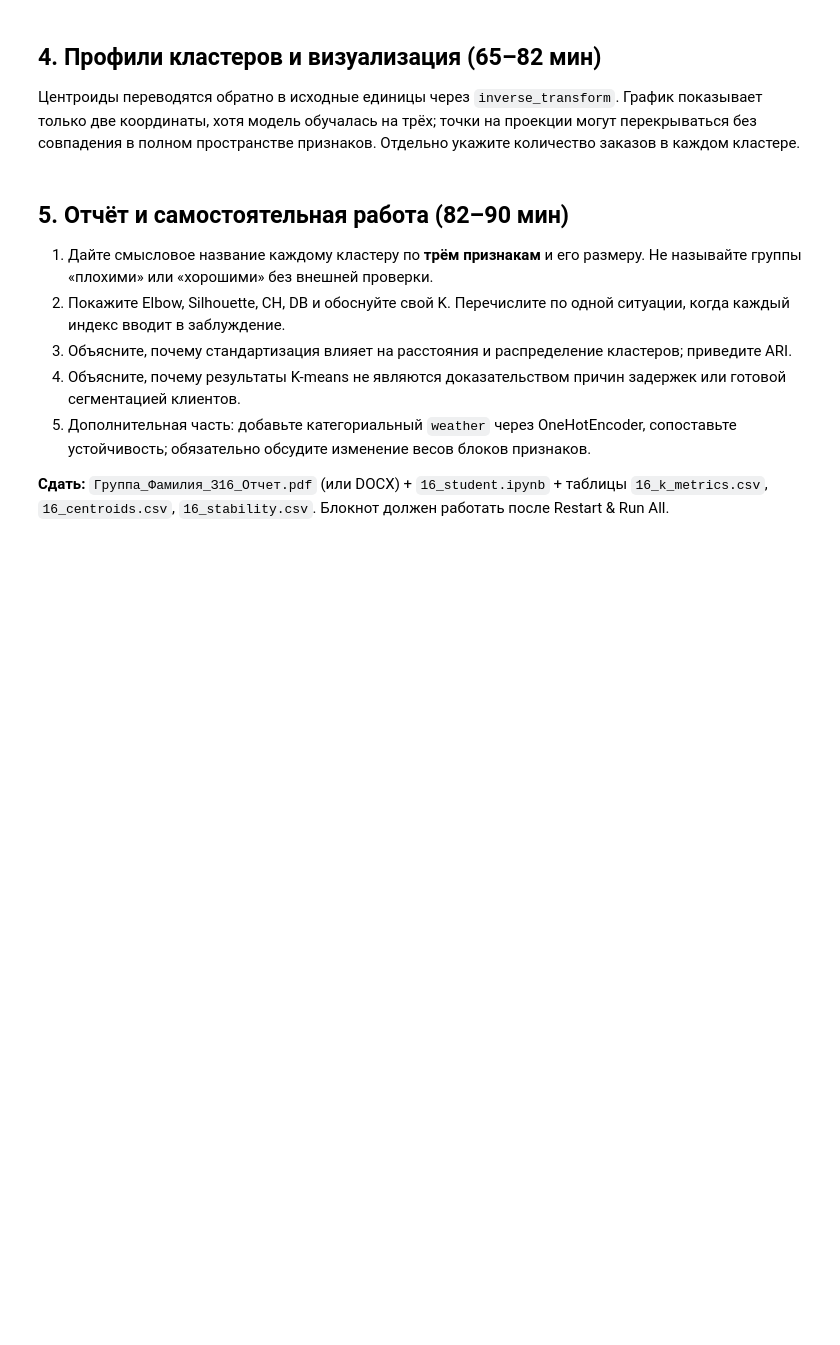
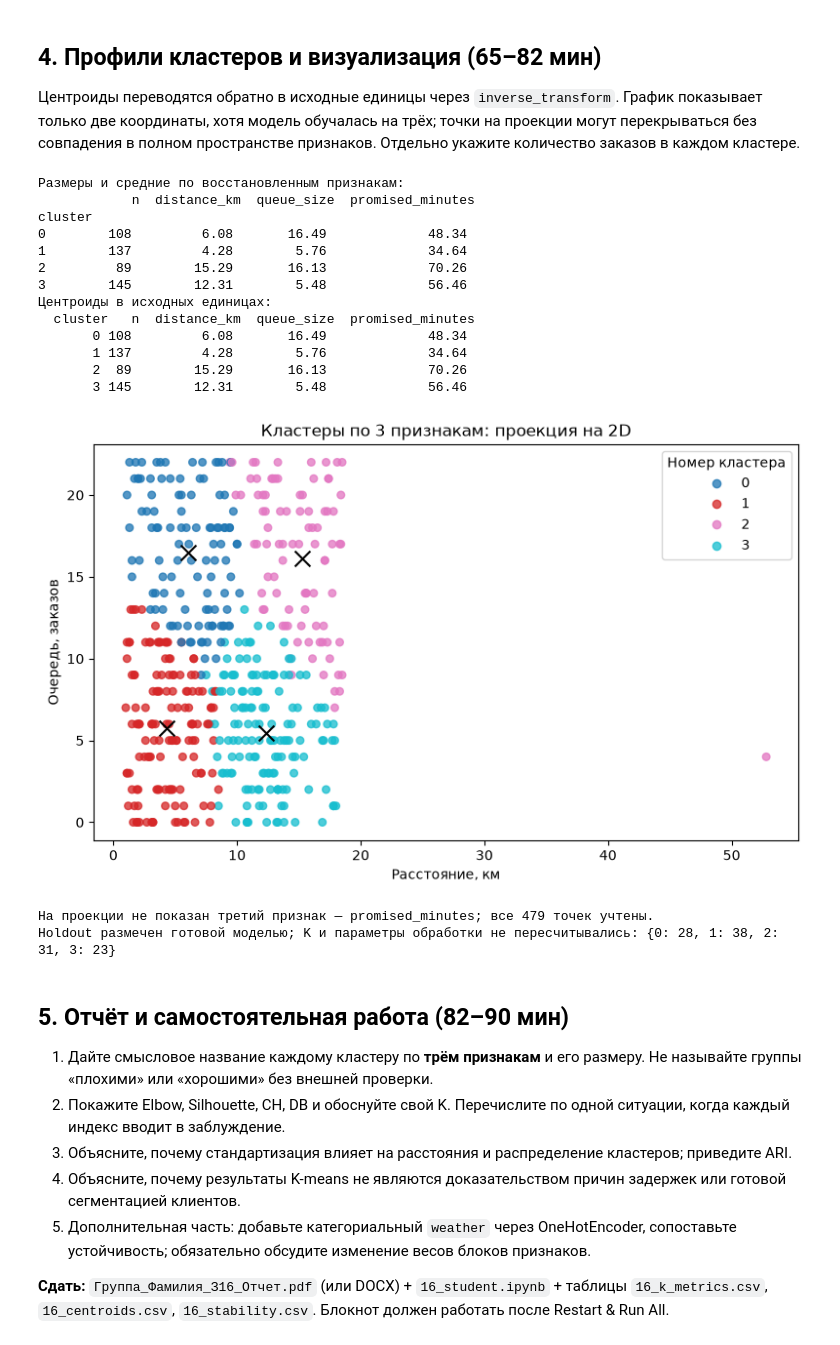
Before and after one commit to Vladislav-Evg-Sid/utmn-master-degree, a Jupyter notebook: tii/lb16/16_student.ipynb, the cells around one changed output. Drawn from its saved outputs; the diff is of its cells as text; code cells hidden in the pictures; blank space fills up the shorter version.

```diff
--- a/tii/lb16/16_student.ipynb
+++ b/tii/lb16/16_student.ipynb
@@ -103,26 +183,48 @@ stab.to_csv('16_stability.csv',index=False,encoding='utf-8-sig')
 Центроиды переводятся обратно в исходные единицы через `inverse_transform`. График показывает только две координаты, хотя модель обучалась на трёх; точки на проекции могут перекрываться без совпадения в полном пространстве признаков. Отдельно укажите количество заказов в каждом кластере.
 # %%
 km=fitted[chosen_k]
-profiles=dev[FEATURES].copy()
+imputed_dev=pd.DataFrame(prep.named_steps['impute'].transform(dev[FEATURES]),columns=FEATURES,index=dev.index)
+profiles=imputed_dev.copy()
 profiles['cluster']=km.labels_
 profiles['order_id']=dev.order_id.values
 counts=profiles.groupby('cluster').size().rename('n')
 means=profiles.groupby('cluster')[FEATURES].mean()
 centers=pd.DataFrame(prep.named_steps['scale'].inverse_transform(km.cluster_centers_),columns=FEATURES)
 centers.insert(0,'cluster',np.arange(chosen_k))
-print('Профили групп:');print(pd.concat([counts,means],axis=1).round(2).to_string())
-print('\nЦентроиды в исходных единицах:\n',centers.round(2).to_string(index=False))
+centers.insert(1,'n',centers.cluster.map(counts))
+print('Размеры и средние по восстановленным признакам:\n',pd.concat([counts,means],axis=1).round(2).to_string())
+print('Центроиды в исходных единицах:\n',centers.round(2).to_string(index=False))
 centers.to_csv('16_centroids.csv',index=False,encoding='utf-8-sig')
 profiles.to_csv('16_cluster_assignments_dev.csv',index=False,encoding='utf-8-sig')
 fig,ax=plt.subplots(figsize=(8,5))
-scatter=ax.scatter(dev['distance_km'],dev['queue_size'],c=km.labels_,cmap='tab10',s=30,alpha=.76)
-ax.set(xlabel='Расстояние, км',ylabel='Очередь, заказов',title='Кластеры по 3 признакам (показана проекция 2D)')
-ax.legend(*scatter.legend_elements(),title='Номер группы',loc='best')
+scatter=ax.scatter(imputed_dev['distance_km'],imputed_dev['queue_size'],c=km.labels_,cmap='tab10',s=30,alpha=.76)
+ax.scatter(centers.distance_km,centers.queue_size,c='black',marker='x',s=130,label='Центроиды')
+ax.set(xlabel='Расстояние, км',ylabel='Очередь, заказов',title='Кластеры по 3 признакам: проекция на 2D')
+ax.legend(*scatter.legend_elements(),title='Номер кластера',loc='best')
 fig.tight_layout();fig.savefig('16_clusters_projection.png',dpi=160);plt.show()
-# Присвоение меток новых заказов без подбора числа кластеров по holdout.
-Z_holdout=prep.transform(holdout[FEATURES]);held_labels=km.predict(Z_holdout)
+print('На проекции не показан третий признак — promised_minutes; все',len(dev),'точек учтены.')
+Z_holdout=prep.transform(holdout[FEATURES])
+assert np.isfinite(Z_holdout).all()
+held_labels=km.predict(Z_holdout)
 pd.DataFrame({'order_id':holdout.order_id.values,'cluster':held_labels}).to_csv('16_cluster_assignments_holdout.csv',index=False,encoding='utf-8-sig')
-print('Holdout использован только для присвоения меток, не для подбора K.')
+print('Holdout размечен готовой моделью; K и параметры обработки не пересчитывались:',pd.Series(held_labels).value_counts().sort_index().to_dict())
+# %% [output]
+Размеры и средние по восстановленным признакам:
+            n  distance_km  queue_size  promised_minutes
+cluster
+0        108         6.08       16.49             48.34
+1        137         4.28        5.76             34.64
+2         89        15.29       16.13             70.26
+3        145        12.31        5.48             56.46
+Центроиды в исходных единицах:
+  cluster   n  distance_km  queue_size  promised_minutes
+       0 108         6.08       16.49             48.34
+       1 137         4.28        5.76             34.64
+       2  89        15.29       16.13             70.26
+       3 145        12.31        5.48             56.46
+[figure, added]
+На проекции не показан третий признак — promised_minutes; все 479 точек учтены.
+Holdout размечен готовой моделью; K и параметры обработки не пересчитывались: {0: 28, 1: 38, 2: 31, 3: 23}
 # %% [markdown]
 ## 5. Отчёт и самостоятельная работа (82–90 мин)
 1. Дайте смысловое название каждому кластеру по **трём признакам** и его размеру. Не называйте группы «плохими» или «хорошими» без внешней проверки.
```
Also changed, not shown: parts of 4 cells of this notebook, 15 other files.
